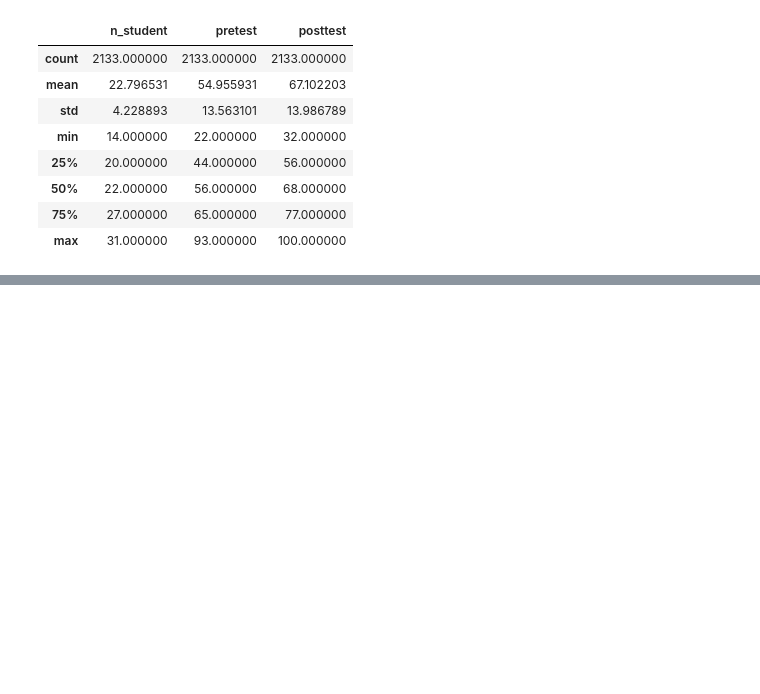
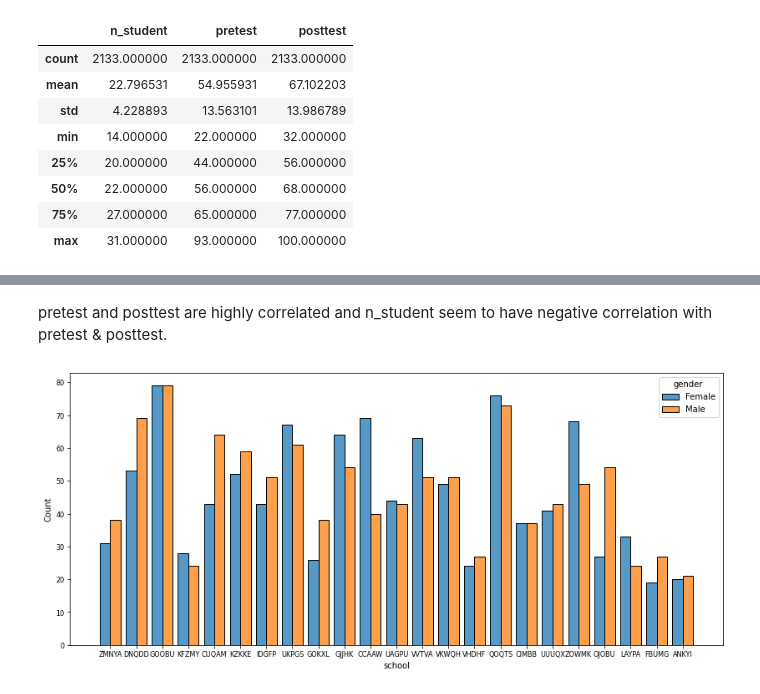
Before and after one commit to tolgarecep/test-scores, a Jupyter notebook: test-scores.ipynb, the cells around one changed output, grey strips where cells are left out. Cells and saved outputs as stored; diff of their text form; code cells hidden in the pictures; blank space fills up the shorter version.

```diff
--- a/test-scores.ipynb
+++ b/test-scores.ipynb
@@ -261,0 +69,7 @@ plt.plot(np.arange(10),y[:10],'-', color='blue')
+# %% [markdown]
+pretest and posttest are highly correlated and n_student seem to have negative correlation with pretest & posttest.
+# %%
+plt.subplots(figsize=(14, 6))
+sns.histplot(data, x='school', hue="gender", multiple="dodge", shrink=.8).tick_params(labelsize=8.1)
+# %% [output]
+[figure, added]
```
Also changed, not shown: parts of 81 cells of this notebook.
